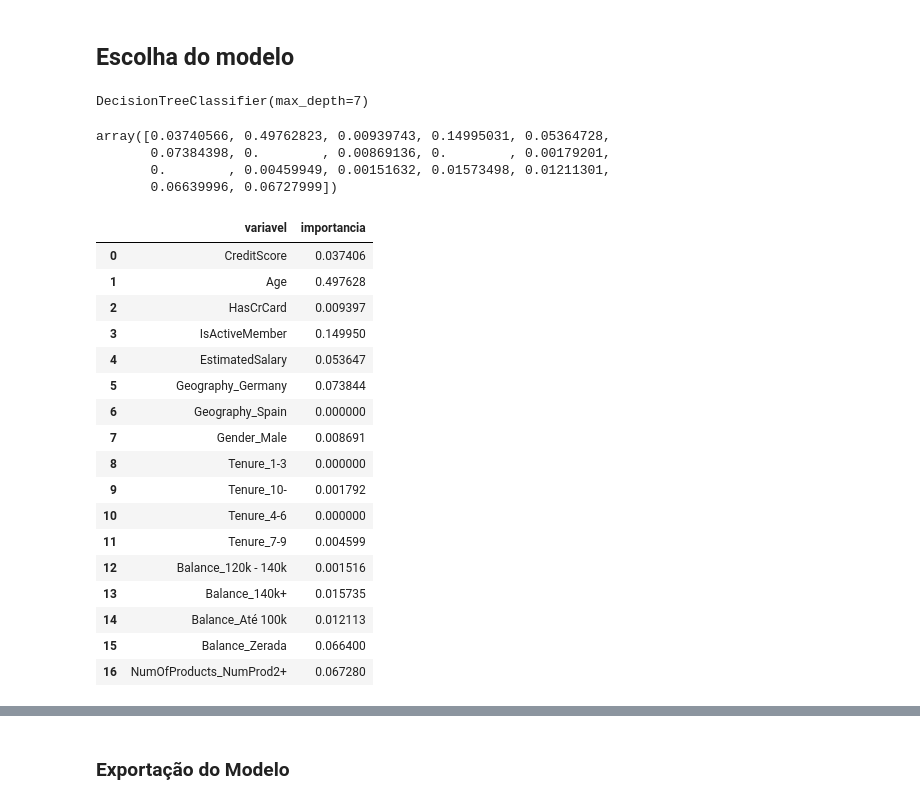
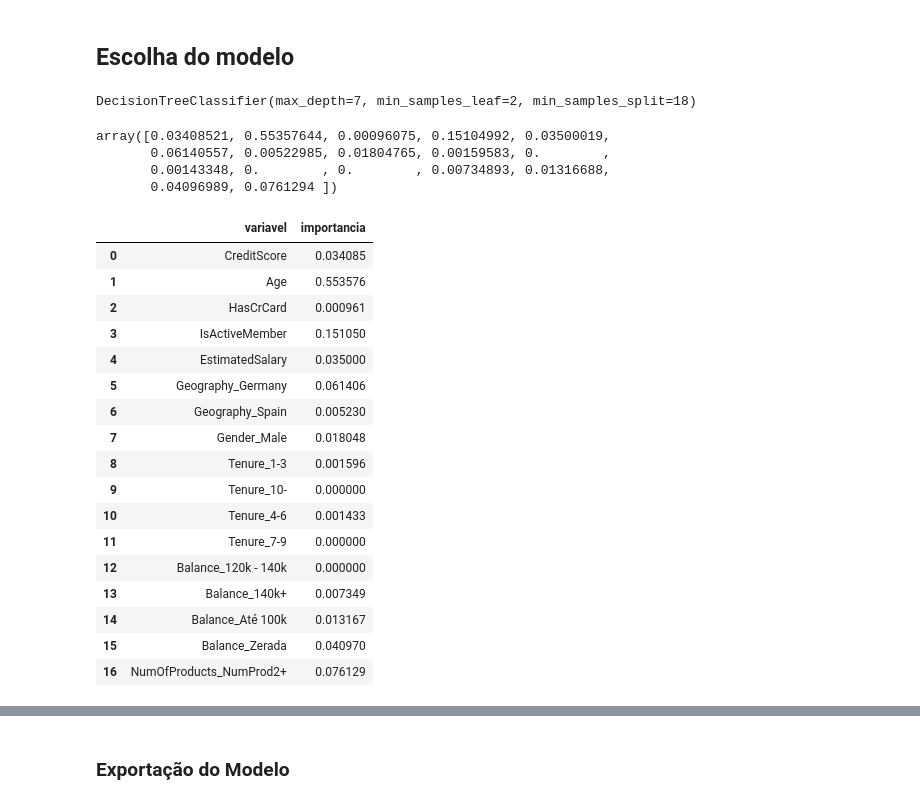
Before and after one commit to wanderson-blima/project_ml_churn_data, a Jupyter notebook: project_ml_churn_data.ipynb, the cells around one changed output, grey strips where cells are left out. Saved outputs shown, nothing was run; the diff lists cells and outputs as text; code cells hidden in the pictures.

```diff
--- a/project_ml_churn_data.ipynb
+++ b/project_ml_churn_data.ipynb
@@ -381,7 +385,7 @@ dados.head()
 ## Machine Learning
 # %%
 # Variavel de validação
-validacao = RepeatedStratifiedKFold(n_splits = 10, n_repeats = 2)
+validacao = RepeatedStratifiedKFold(n_splits = 10, n_repeats = 3)
 # %%
 # Criando os modelos de Machine Learning
 x = dados.drop('Exited', axis = 1)
@@ -469,0 +500,9 @@ resultados.sort_values(by = 'f1-score', ascending = False)
+# %%
+validacao = RepeatedStratifiedKFold(n_splits = 10, n_repeats = 3)
+
+x = dados.drop('Exited', axis = 1)
+y = dados['Exited']
+
+#lista_de_medidas = ['accuracy', 'recall', 'precision', 'balanced_accuracy', 'f1']
+lista_de_medidas = 'f1'
+nome_das_medidas = ['acurácia', 'sensibilidade', 'precisão', 'eficiência', 'f1-score']
@@ -469,0 +522,12 @@ resultados.sort_values(by = 'f1-score', ascending = False)
+# %%
+# Arvore de Decisão
+modelo = DecisionTreeClassifier()
+
+parametros = {
+                'max_depth': np.arange(1,11),
+                'min_samples_split': np.arange(2,21,2),
+                'min_samples_leaf': np.arange(1,11)
+                }
+
+arvore = Tunagem(modelo, x, y, parametros, tipo='random', metrica = lista_de_medidas)
+arvore
@@ -472,45 +564,46 @@ resultados.sort_values(by = 'f1-score', ascending = False)
 # %%
 # modelo vencedor foi a Árvore DecisionTreeClassifier(max_depth = 7)
 # com o f1-score de 48%
+modelo = arvore
 
 x = dados.drop('Exited', axis = 1)
 y = dados['Exited']
 
 Xtreino, Xteste, ytreino, yteste  = train_test_split(x, y, test_size = 0.25)
-lista_de_modelos[3].fit(Xtreino, ytreino)
+modelo.fit(Xtreino, ytreino)
 # %% [output]
-DecisionTreeClassifier(max_depth=7)
+DecisionTreeClassifier(max_depth=7, min_samples_leaf=2, min_samples_split=18)
-# %%
-lista_de_modelos[3].feature_importances_
-# %% [output]
-array([0.03740566, 0.49762823, 0.00939743, 0.14995031, 0.05364728,
-       0.07384398, 0.        , 0.00869136, 0.        , 0.00179201,
-       0.        , 0.00459949, 0.00151632, 0.01573498, 0.01211301,
-       0.06639996, 0.06727999])
+# %%
+modelo.feature_importances_
+# %% [output]
+array([0.03408521, 0.55357644, 0.00096075, 0.15104992, 0.03500019,
+       0.06140557, 0.00522985, 0.01804765, 0.00159583, 0.        ,
+       0.00143348, 0.        , 0.        , 0.00734893, 0.01316688,
+       0.04096989, 0.0761294 ])
 # %%
 variaveis = pd.DataFrame()
 variaveis['variavel'] = x.columns
-variaveis['importancia'] = lista_de_modelos[3].feature_importances_
+variaveis['importancia'] = modelo.feature_importances_
 variaveis
 # %% [output]
 |  | variavel | importancia |
-| 0 | CreditScore | 0.037406 |
-| 1 | Age | 0.497628 |
-| 2 | HasCrCard | 0.009397 |
-| 3 | IsActiveMember | 0.149950 |
-| 4 | EstimatedSalary | 0.053647 |
-| 5 | Geography_Germany | 0.073844 |
-| 6 | Geography_Spain | 0.000000 |
-| 7 | Gender_Male | 0.008691 |
-| 8 | Tenure_1-3 | 0.000000 |
-| 9 | Tenure_10- | 0.001792 |
-| 10 | Tenure_4-6 | 0.000000 |
-| 11 | Tenure_7-9 | 0.004599 |
-| 12 | Balance_120k - 140k | 0.001516 |
-| 13 | Balance_140k+ | 0.015735 |
-| 14 | Balance_Até 100k | 0.012113 |
-| 15 | Balance_Zerada | 0.066400 |
-| 16 | NumOfProducts_NumProd2+ | 0.067280 |
+| 0 | CreditScore | 0.034085 |
+| 1 | Age | 0.553576 |
+| 2 | HasCrCard | 0.000961 |
+| 3 | IsActiveMember | 0.151050 |
+| 4 | EstimatedSalary | 0.035000 |
+| 5 | Geography_Germany | 0.061406 |
+| 6 | Geography_Spain | 0.005230 |
+| 7 | Gender_Male | 0.018048 |
+| 8 | Tenure_1-3 | 0.001596 |
+| 9 | Tenure_10- | 0.000000 |
+| 10 | Tenure_4-6 | 0.001433 |
+| 11 | Tenure_7-9 | 0.000000 |
+| 12 | Balance_120k - 140k | 0.000000 |
+| 13 | Balance_140k+ | 0.007349 |
+| 14 | Balance_Até 100k | 0.013167 |
+| 15 | Balance_Zerada | 0.040970 |
+| 16 | NumOfProducts_NumProd2+ | 0.076129 |
 # %%
 variaveis.sort_values(by = 'importancia', ascending = True, inplace = True)
 variaveis.set_index('variavel', inplace = True)
```
Also changed, not shown: parts of 11 cells of this notebook, 1 other file.
